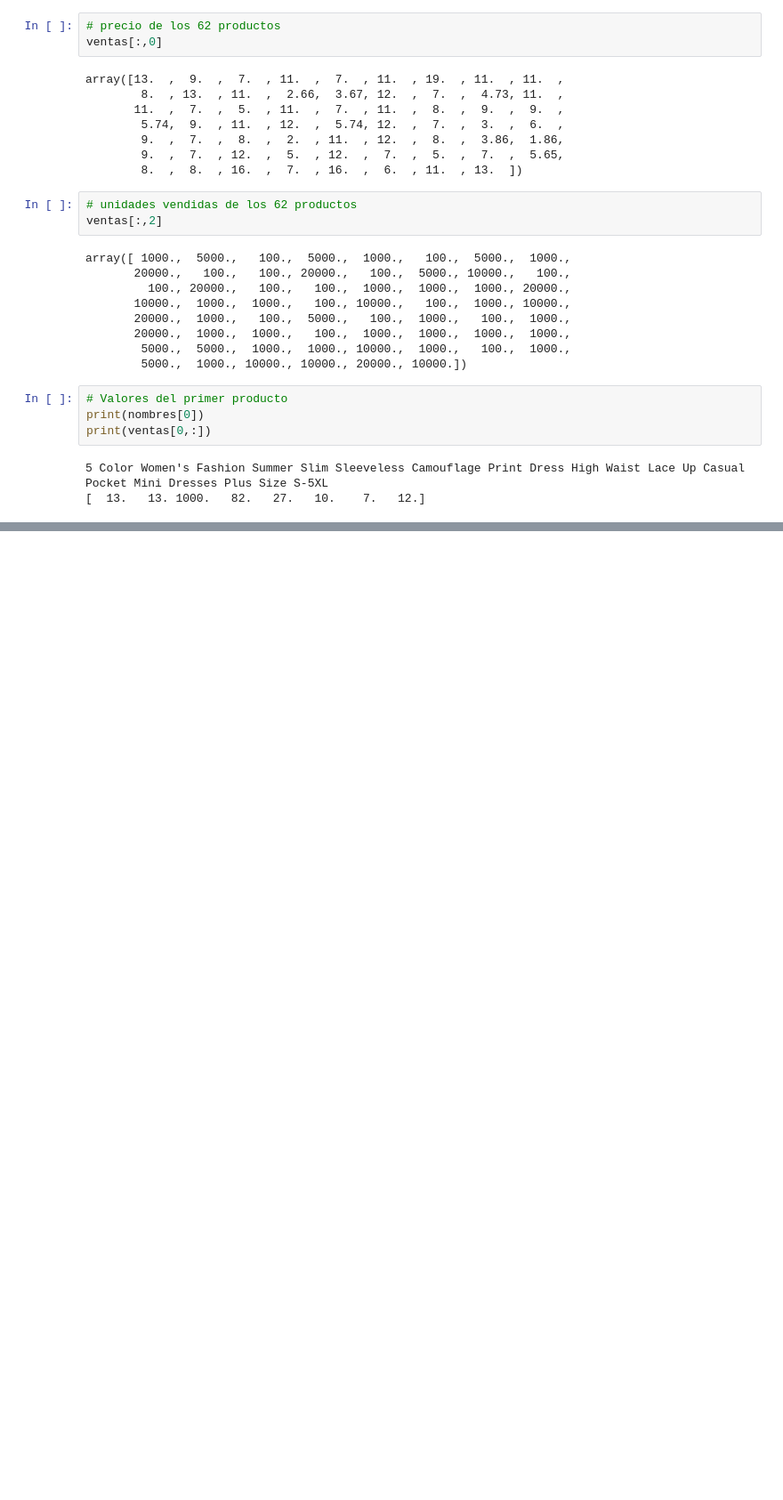
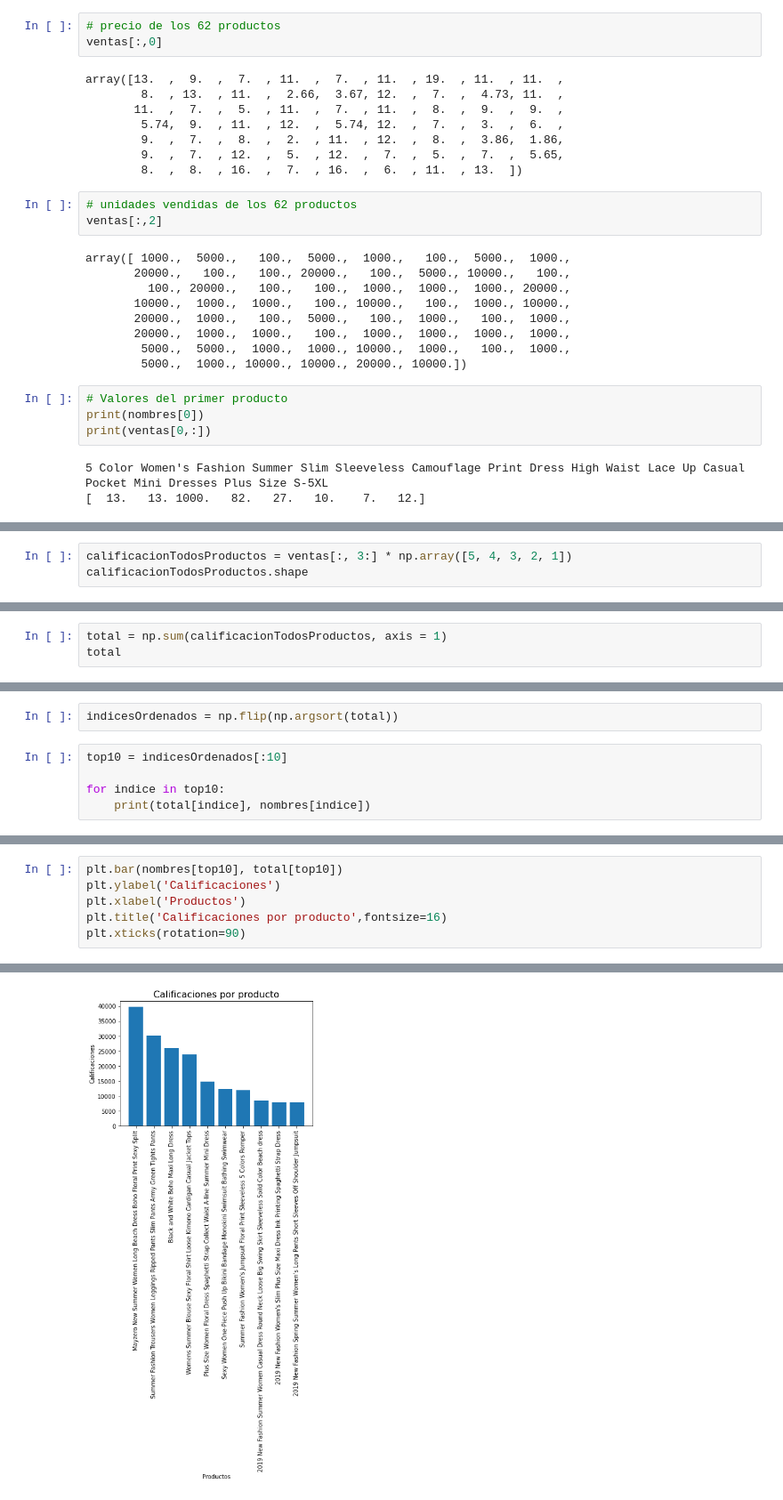
Before and after one commit to aavendan/Python-para-DataScience, a Jupyter notebook: Python 103.ipynb, the cells around one changed output, grey strips where cells are left out. Shown: that part at 89% size. Saved outputs shown, nothing was run; the diff lists cells and outputs as text; blank space fills up the shorter version.

```diff
--- a/Python 103.ipynb
+++ b/Python 103.ipynb
@@ -90,0 +191,3 @@ print(ventas[0,:])
+# %%
+calificacionTodosProductos = ventas[:, 3:] * np.array([5, 4, 3, 2, 1])
+calificacionTodosProductos.shape
@@ -90,0 +196,3 @@ print(ventas[0,:])
+# %%
+total = np.sum(calificacionTodosProductos, axis = 1)
+total
@@ -90,0 +214,7 @@ print(ventas[0,:])
+# %%
+indicesOrdenados = np.flip(np.argsort(total))
+# %%
+top10 = indicesOrdenados[:10]
+
+for indice in top10:
+    print(total[indice], nombres[indice])
@@ -90,0 +232,7 @@ print(ventas[0,:])
+# %%
+plt.bar(nombres[top10], total[top10])
+plt.ylabel('Calificaciones')
+plt.xlabel('Productos')
+plt.title('Calificaciones por producto',fontsize=16)
+plt.xticks(rotation=90)
+# %% [output]
@@ -90,0 +250 @@ print(ventas[0,:])
+[figure, added]
```
Also changed, not shown: parts of 23 cells of this notebook.
